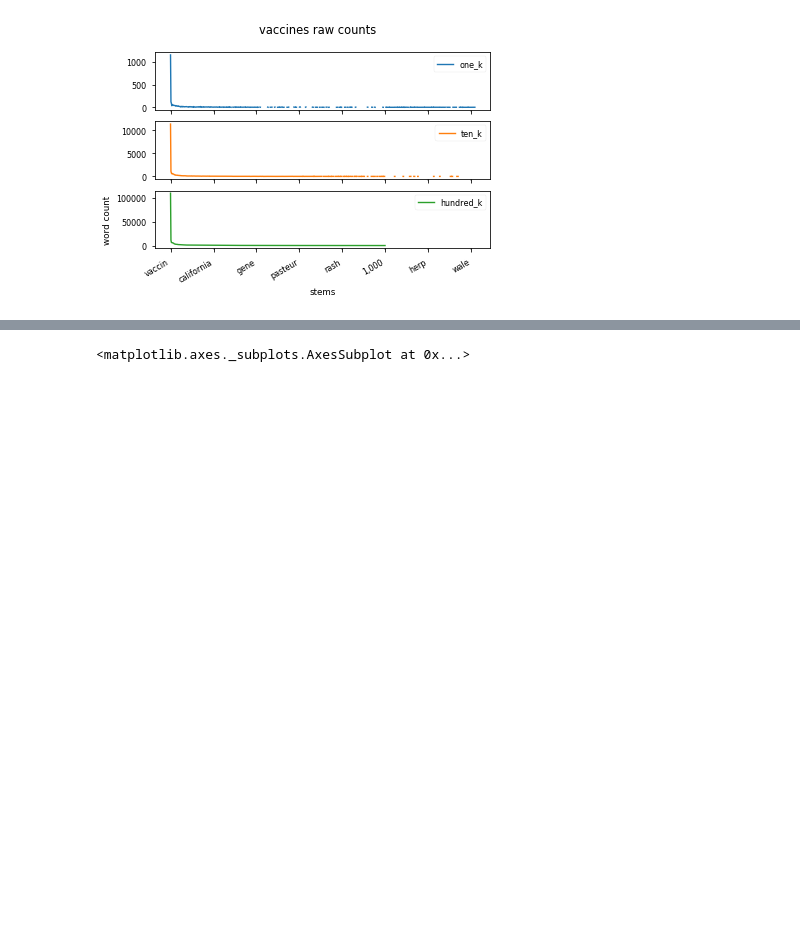
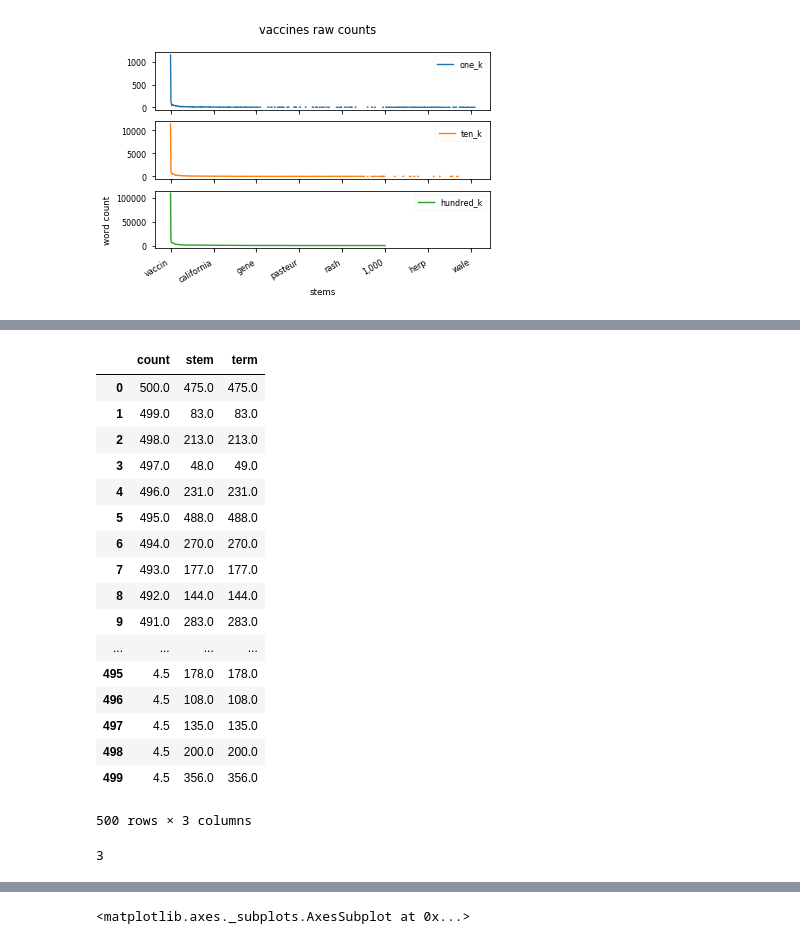
Before and after one commit to Nicholas-Lee-Bateman-282787728/mediacloud-testing, a Jupyter notebook: wordcloud-testing/notebooks/WordcountComparison.ipynb, the cells around one changed output, grey strips where cells are left out. Drawn from its saved outputs; the diff is of its cells as text; code cells hidden in the pictures; blank space fills up the shorter version.

```diff
--- a/wordcloud-testing/notebooks/WordcountComparison.ipynb
+++ b/wordcloud-testing/notebooks/WordcountComparison.ipynb
@@ -80,0 +252,21 @@ empty
+# %%
+ten_k.rank()
+# %% [output]
+|  | count | stem | term |
+| 0 | 500.0 | 475.0 | 475.0 |
+| 1 | 499.0 | 83.0 | 83.0 |
+| 2 | 498.0 | 213.0 | 213.0 |
+| 3 | 497.0 | 48.0 | 49.0 |
+| 4 | 496.0 | 231.0 | 231.0 |
+| 5 | 495.0 | 488.0 | 488.0 |
+| 6 | 494.0 | 270.0 | 270.0 |
+| 7 | 493.0 | 177.0 | 177.0 |
+| 8 | 492.0 | 144.0 | 144.0 |
+| 9 | 491.0 | 283.0 | 283.0 |
+| ... | ... | ... | ... |
+| 495 | 4.5 | 178.0 | 178.0 |
+| 496 | 4.5 | 108.0 | 108.0 |
+| 497 | 4.5 | 135.0 | 135.0 |
+| 498 | 4.5 | 200.0 | 200.0 |
+| 499 | 4.5 | 356.0 | 356.0 |
+500 rows × 3 columns
@@ -80,0 +275,9 @@ empty
+# %%
+for i in range(len(hundred_k.stem)):
+    if one_k.stem[i] == hundred_k.stem[i]:
+        continue
+    else:
+        print(i)
+        break
+# %% [output]
+3
```
Also changed, not shown: parts of 21 cells of this notebook, 35 other files.
